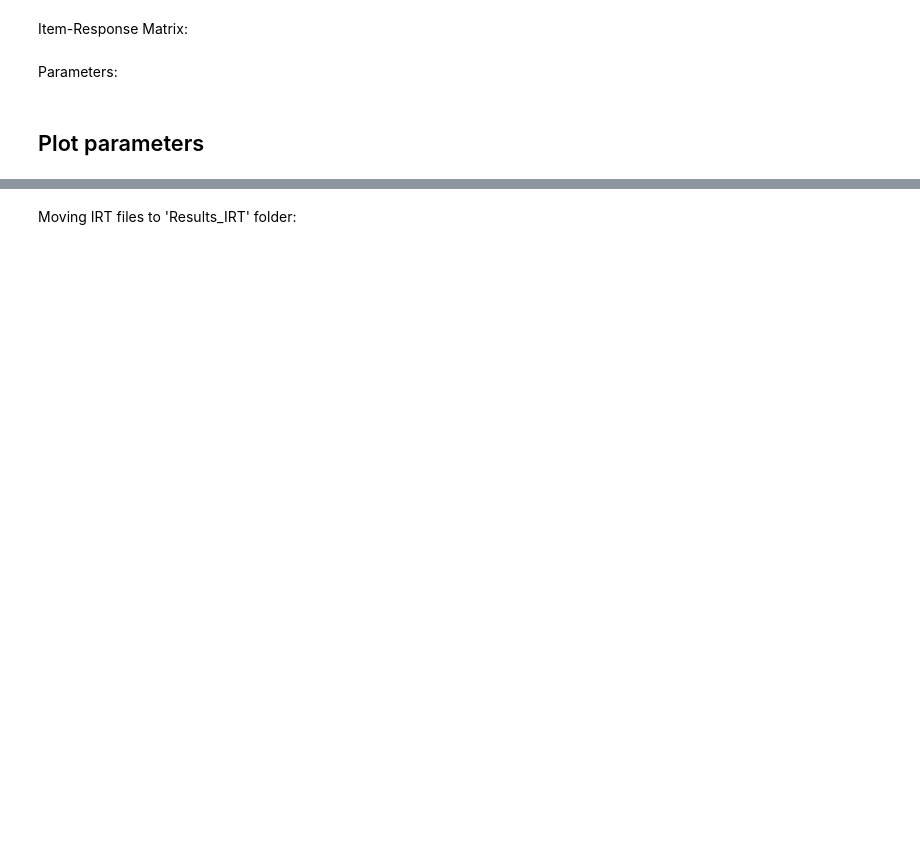
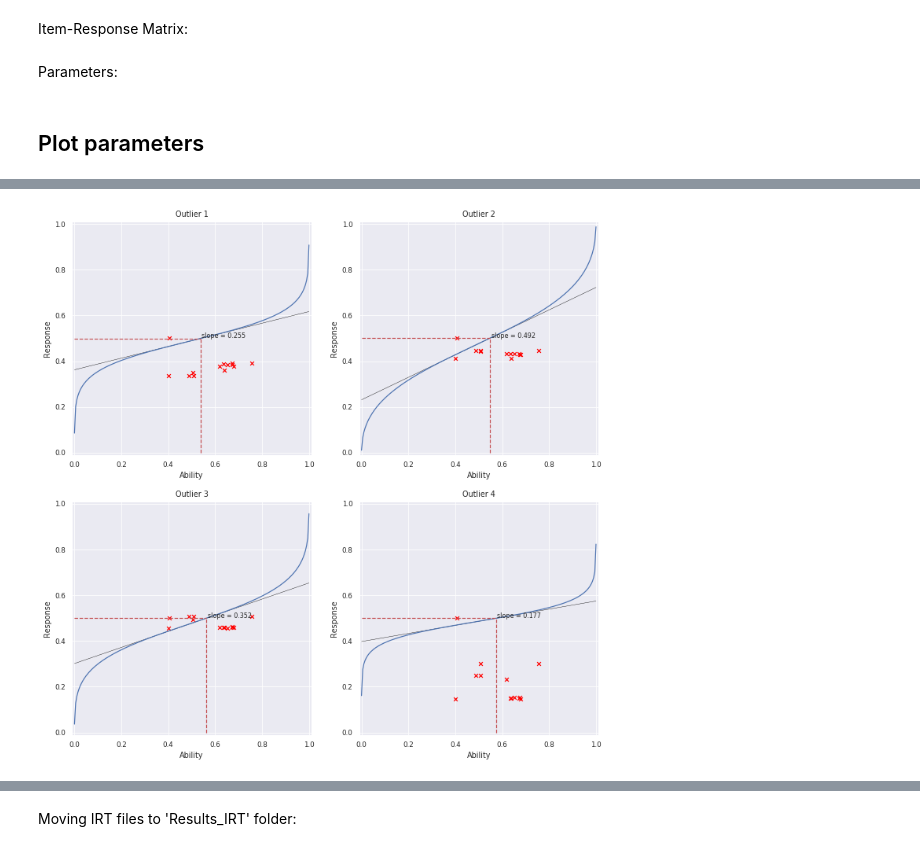
Before and after one commit to jvcm/irt_project, a Jupyter notebook: gen_models.ipynb, the cells around one changed output, grey strips where cells are left out. Cells and saved outputs as stored; diff of their text form; code cells hidden in the pictures; blank space fills up the shorter version.

```diff
--- a/gen_models.ipynb
+++ b/gen_models.ipynb
@@ -165,27 +206,31 @@ chosen_i = [278, 203, 73, 237]
+# %%
+chosen_i = [-4, -3, -2, -1]
 # %%
 plt.figure(figsize=(12, 12))
 for sub, i in enumerate(chosen_i):
     plt.subplot(2, 2, sub+1)
-    par = parameters.loc[i,:].values
+    par = parameters.iloc[i,:].values
     diff = par[0]
     disc = par[1]
     E = [beta_irt(x, diff, disc) for x in ab]
     middle = np.where(np.array(E)>0.499)[0][:2]
     p1 = [ab[middle[0]], E[middle[0]]]
     p2 = [ab[middle[1]], E[middle[1]]]
     newline(p1,p2)
     slope = (E[middle[1]] - E[middle[0]])/(ab[middle[1]] - ab[middle[0]])
     plt.text(p2[0], p2[1], 'slope = '+str(round(slope, 3)),fontsize=8)
     plt.plot(ab, E,)
     plt.plot([ab[middle[0]], ab[middle[0]]],[0, E[middle[0]]], '--r')
     plt.plot([0, ab[middle[0]]],[E[middle[0]], E[middle[0]]], '--r')
-    plt.scatter(abilities['ability'].values[:-1], irt.loc[irt.index == i].values[0], marker= 'x', c = 'red')
+    plt.scatter(abilities['ability'].values[:-1], irt.iloc[i].values, marker= 'x', c = 'red')
     plt.ylabel('Response')
     plt.xlabel('Ability')
     plt.xlim([-0.01, 1.01])
     plt.ylim([-0.01, 1.01])
-    plt.title('Instance ' + str(i))
-plt.savefig('./Results_IRT/' + name.split('_')[0] + '/noise_' + str(noise_std) + '/instances.png')
+    plt.title('Outlier ' + str(sub+1))
+plt.savefig('./Results_IRT/' + name.split('_')[0] + '/instances.png')
+# %% [output]
+[figure, added]
 # %%
 plt.figure(figsize=(8, 6))
 for sub, i in enumerate(chosen_i):
```
Also changed, not shown: parts of 15 cells of this notebook, 6 other files.
